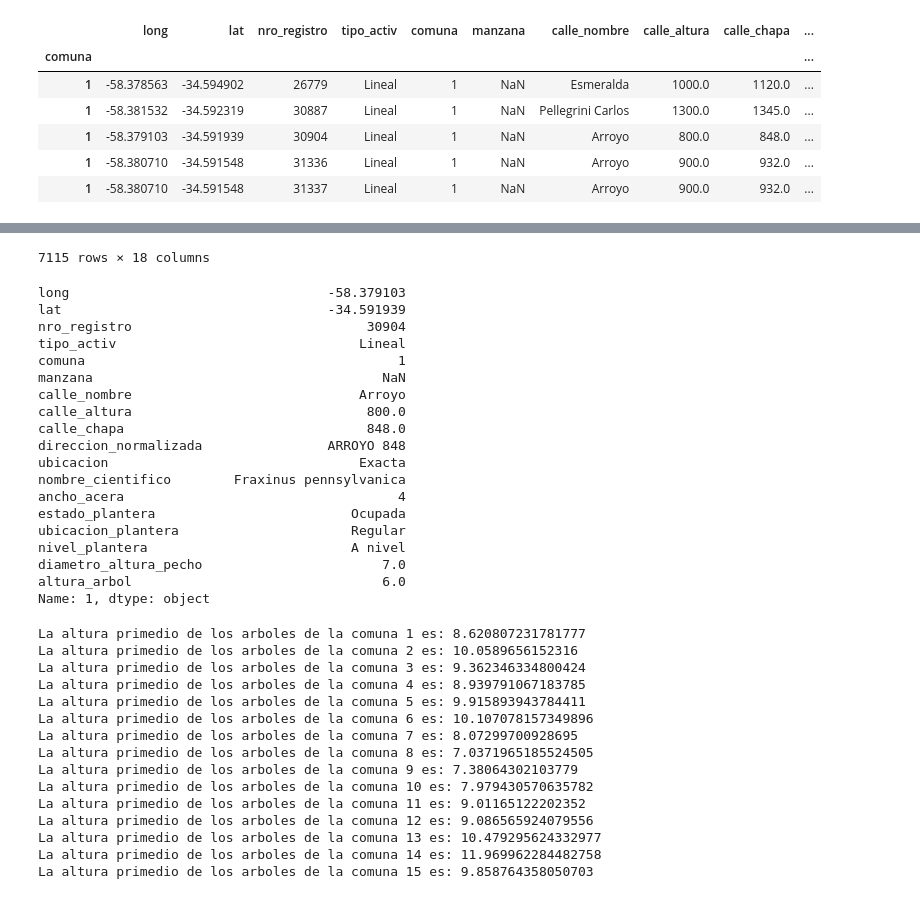
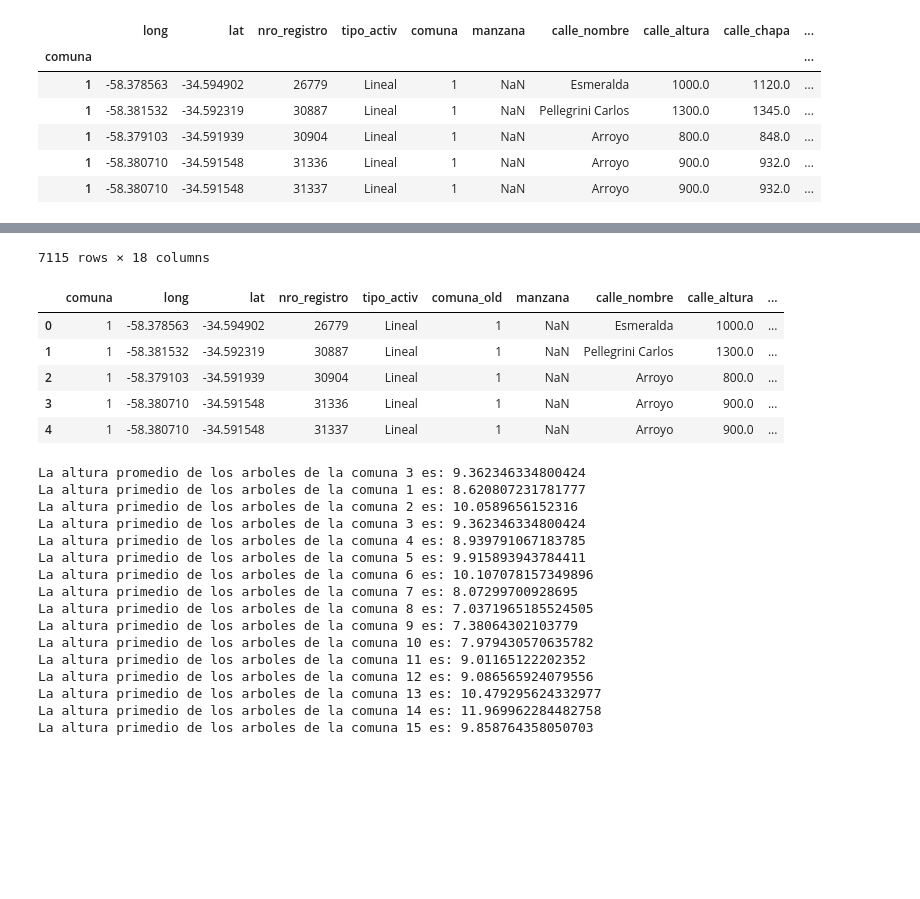
Before and after one commit to IonatanPerez/Cursos_DHDS_CN13, a Jupyter notebook: Clases/C5 - Pandas_1/Modelo.ipynb, the cells around one changed output, grey strips where cells are left out. Drawn from its saved outputs; the diff is of its cells as text; code cells hidden in the pictures; blank space fills up the shorter version.

```diff
--- a/Clases/C5 - Pandas_1/Modelo.ipynb
+++ b/Clases/C5 - Pandas_1/Modelo.ipynb
@@ -329,53 +317,42 @@ display (data.head())
 | 1 | -58.380710 | -34.591548 | 31337 | Lineal | 1 | NaN | Arroyo | 900.0 | 932.0 | ... |
 # %%
 display (data.loc[2])
-display (data.iloc[2])
-#data = data.reset_index(drop=True)
-#display (data.head())
+#display (data.iloc[2])
+data = data.rename(columns = {'comuna':'comuna_old'})
+data = data.reset_index(drop=False)
+display (data.head())
 # %% [output]
 |  | long | lat | nro_registro | tipo_activ | comuna | manzana | calle_nombre | calle_altura | calle_chapa | ... |
 | comuna |  |  |  |  |  |  |  |  |  | ... |
 | 2 | -58.397195 | -34.599271 | 5447 | Lineal | 2 | NaN | Junín | 800.0 | 833.0 | ... |
 | 2 | -58.398329 | -34.598407 | 5448 | Lineal | 2 | NaN | Paraguay | 2100.0 | 2159.0 | ... |
 | 2 | -58.398226 | -34.598424 | 6108 | Lineal | 2 | NaN | Paraguay | 2100.0 | 2153.0 | ... |
 | 2 | -58.392390 | -34.588452 | 6111 | Lineal | 2 | NaN | Junín | 1700.0 | 1793.0 | ... |
 | 2 | -58.400289 | -34.589418 | 6415 | Lineal | 2 | 167 | Anchorena Tomás Manuel de , Dr. | 1800.0 | 1872.0 | ... |
 | ... | ... | ... | ... | ... | ... | ... | ... | ... | ... | ... |
 | 2 | NaN | NaN | 44887 | Lineal | 2 | NaN | Alvear Marcelo Torcuato de | 2100.0 | 2142.0 | ... |
 | 2 | NaN | NaN | 52027 | Lineal | 2 | NaN | Austria | 1700.0 | 54.0 | ... |
 | 2 | -58.393853 | -34.591890 | 58706 | Lineal | 2 | NaN | Pacheco de Melo José Andrés | 1900.0 | NaN | ... |
 | 2 | -58.393853 | -34.591890 | 58708 | Lineal | 2 | NaN | Pacheco de Melo José Andrés | 1900.0 | NaN | ... |
 | 2 | NaN | NaN | 500658 | Lineal | 2 | 182 | Pacheco de Melo José Andrés | 2900.0 | 3943.0 | ... |
 7115 rows × 18 columns
-long                                 -58.379103
-lat                                  -34.591939
-nro_registro                              30904
-tipo_activ                               Lineal
-comuna                                        1
-manzana                                     NaN
-calle_nombre                             Arroyo
-calle_altura                              800.0
-calle_chapa                               848.0
-direccion_normalizada                ARROYO 848
-ubicacion                                Exacta
-nombre_cientifico        Fraxinus pennsylvanica
-ancho_acera                                   4
-estado_plantera                         Ocupada
-ubicacion_plantera                      Regular
-nivel_plantera                          A nivel
-diametro_altura_pecho                       7.0
-altura_arbol                                6.0
-Name: 1, dtype: object
+|  | comuna | long | lat | nro_registro | tipo_activ | comuna_old | manzana | calle_nombre | calle_altura | ... |
+| 0 | 1 | -58.378563 | -34.594902 | 26779 | Lineal | 1 | NaN | Esmeralda | 1000.0 | ... |
+| 1 | 1 | -58.381532 | -34.592319 | 30887 | Lineal | 1 | NaN | Pellegrini Carlos | 1300.0 | ... |
+| 2 | 1 | -58.379103 | -34.591939 | 30904 | Lineal | 1 | NaN | Arroyo | 800.0 | ... |
+| 3 | 1 | -58.380710 | -34.591548 | 31336 | Lineal | 1 | NaN | Arroyo | 900.0 | ... |
+| 4 | 1 | -58.380710 | -34.591548 | 31337 | Lineal | 1 | NaN | Arroyo | 900.0 | ... |
 # %%
 # Queremos saber la altura promedio de los arboles de la comuna 3
 
-# print (f"La altura primedio de los arboles de la comuna 3 es: {data.loc[3]['altura_arbol'].mean()}") # Notar que hay un problema si usamos "altura_arbol"
+print (f"La altura promedio de los arboles de la comuna 3 es: {data[data['comuna']==3]['altura_arbol'].mean()}") # Notar que hay un problema si usamos "altura_arbol"
 
 # Lo queremos hacer para cad grupo
 
-for nro_comuna in data.index.unique(): # Ver que pasa si no ponemos unique
-    print (f"La altura primedio de los arboles de la comuna {nro_comuna} es: {data.loc[nro_comuna]['altura_arbol'].mean()}") # Notar que hay un problema si usamos "altura_arbol"
+for nro_comuna in data['comuna'].unique(): # Ver que pasa si no ponemos unique
+    print (f"La altura primedio de los arboles de la comuna {nro_comuna} es: {data[data['comuna']==nro_comuna]['altura_arbol'].mean()}") # Notar que hay un problema si usamos "altura_arbol"
 # %% [output]
+La altura promedio de los arboles de la comuna 3 es: 9.362346334800424
 La altura primedio de los arboles de la comuna 1 es: 8.620807231781777
 La altura primedio de los arboles de la comuna 2 es: 10.0589656152316
 La altura primedio de los arboles de la comuna 3 es: 9.362346334800424
```
Also changed, not shown: parts of 11 cells of this notebook, 2 other files.
